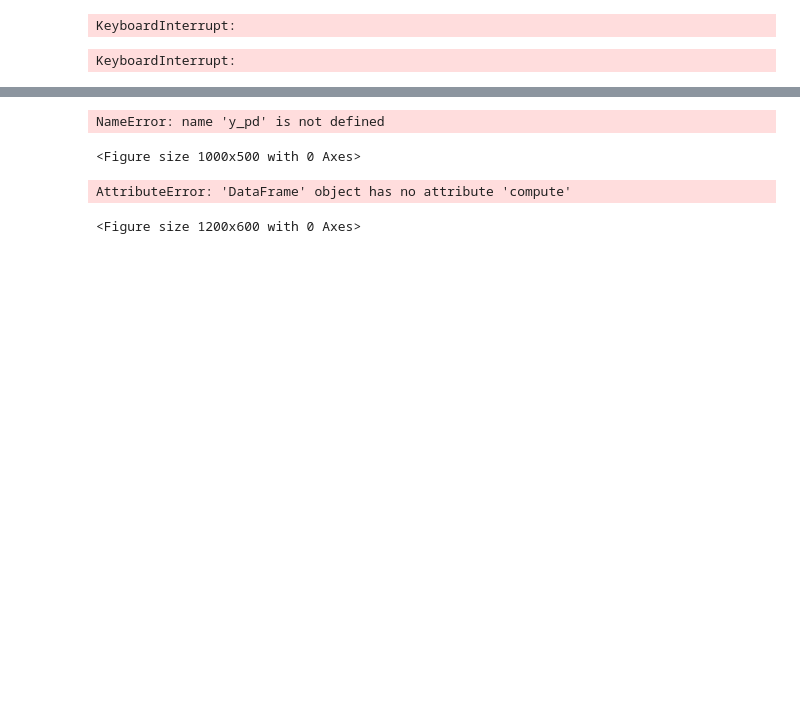
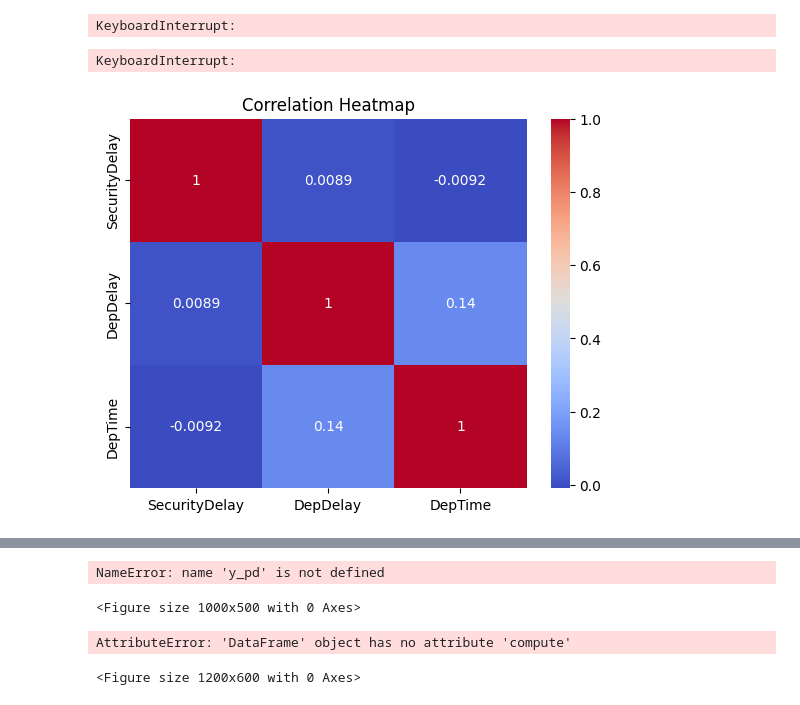
Before and after one commit to big-basket/Airport-System-Coursework, a Jupyter notebook: CourseWork.ipynb, the cells around one changed output, grey strips where cells are left out. Cells and saved outputs as stored; diff of their text form; code cells hidden in the pictures; blank space fills up the shorter version.

```diff
--- a/CourseWork.ipynb
+++ b/CourseWork.ipynb
@@ -75,3 +75,17 @@ print("Confusion Matrix:\n", confusion_matrix(y_test, y_pred_class))
 print("Classification Report:\n", classification_report(y_test, y_pred_class))
 # %% [output]
 KeyboardInterrupt:
+# %%
+df["UniqueCarrier"] = le.fit_transform(df["UniqueCarrier"])
+df["Origin"] = le.fit_transform(df["Origin"])
+df["Dest"] = le.fit_transform(df["Dest"])
+# %%
+# Select relevant columns and compute correlation
+corr = df[["SecurityDelay", "DepDelay", "DepTime"]].corr()
+
+# Plot heatmap
+sns.heatmap(corr, cmap="coolwarm", annot=True)
+plt.title("Correlation Heatmap")
+plt.show()
+# %% [output]
+[figure, added]
```
Also changed, not shown: parts of 3 cells of this notebook.
